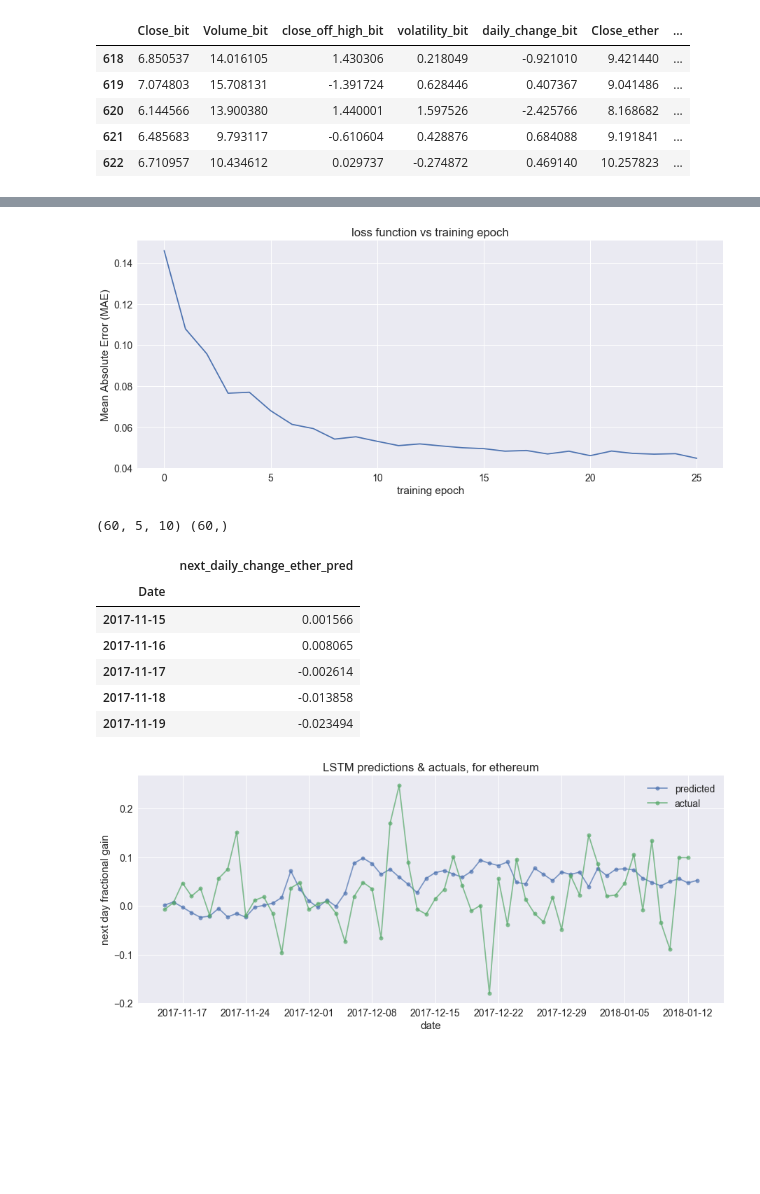
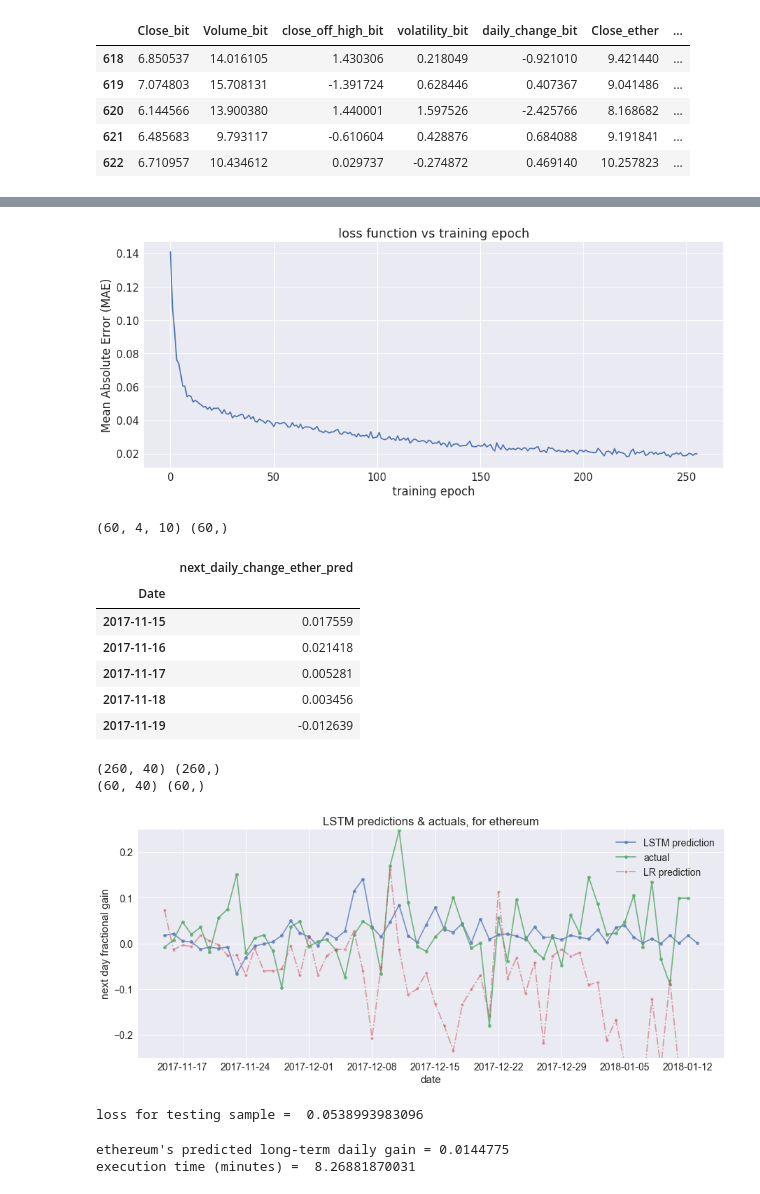
Before and after one commit to joehahn/tf-text-classification-demo, a Jupyter notebook: predict_crypto_prices/predict_crypto_price.ipynb, the cells around one changed output, grey strips where cells are left out. Cells and saved outputs as stored; diff of their text form; code cells hidden in the pictures; blank space fills up the shorter version.

Commit message:
lstm

```diff
--- a/predict_crypto_prices/predict_crypto_price.ipynb
+++ b/predict_crypto_prices/predict_crypto_price.ipynb
@@ -250,7 +254,7 @@ x_scaled.tail()
 # %%
 #get number of available timesteps, number of lagged timesteps, and number of data features
 N_timesteps = x_scaled.shape[0]
-N_lagged_steps = 5
+N_lagged_steps = 4
 N_features = x_scaled.shape[1]
 print 'N_timesteps = ', N_timesteps
 print 'N_lagged_steps = ', N_lagged_steps
@@ -314,13 +320,14 @@ def lstm_model(N_neurons, input_shape, output_size, activ_func='linear', dropout
     model.compile(loss=loss, optimizer=optimizer)
     return model
 # %%
-#train LSTM model
+#train LSTM model...8 minutes on macbook pro
 N_neurons = 16
 input_shape = x_train[0].shape
 output_size = 1
-N_epochs = 26
+N_epochs = 256
 np.random.seed(124)
-model = lstm_model(N_neurons, input_shape, output_size)
-loss_history = model.fit(x_train, y_train, epochs=N_epochs, batch_size=1, verbose=1,
+model = lstm_model(N_neurons, input_shape, output_size, activ_func='tanh')
+loss_history = model.fit(x_train, y_train, epochs=N_epochs, batch_size=1, verbose=0,
     shuffle=True)
+print 'loss = ', loss_history.history['loss'][-1]
 # %% [output]
@@ -350,7 +355,7 @@ ax1.set_ylabel('Mean Absolute Error (MAE)')
 ax1.set_xlabel('training epoch')
 plt.show()
 # %% [output]
-[figure, old version]
+[figure, new version]
 # %%
 #generate predicted y_test = ethereum's fractional next-day gain
 col = target_col + '_pred'
@@ -358,27 +363,65 @@ y_test_pred = pd.DataFrame(model.predict(x_test), index=index[test_idx], columns
 print x_test.shape, y_test.shape
 y_test_pred.head()
 # %% [output]
-(60, 5, 10) (60,)
+(60, 4, 10) (60,)
 |  | next_daily_change_ether_pred |
 | Date |  |
-| 2017-11-15 | 0.001566 |
-| 2017-11-16 | 0.008065 |
-| 2017-11-17 | -0.002614 |
-| 2017-11-18 | -0.013858 |
-| 2017-11-19 | -0.023494 |
+| 2017-11-15 | 0.017559 |
+| 2017-11-16 | 0.021418 |
+| 2017-11-17 | 0.005281 |
+| 2017-11-18 | 0.003456 |
+| 2017-11-19 | -0.012639 |
+# %%
+#flatten 3D x_train and x_test arrays > 2D array
+x_list = []
+for timestamp_idx in range(len(x_train)):
+    x_list += [x_train[timestamp_idx].flatten()]
+x_train_2D = np.array(x_list)
+print x_train_2D.shape, y_train.shape
+x_list = []
+for timestamp_idx in range(len(x_test)):
+    x_list += [x_test[timestamp_idx].flatten()]
+x_test_2D = np.array(x_list)
+print x_test_2D.shape, y_test.shape
+# %% [output]
+(260, 40) (260,)
+(60, 40) (60,)
+# %%
+#fit linear regression model to training data
+from sklearn import linear_model
+LR_model = linear_model.LinearRegression()
+LR_model.fit(x_train_2D, y_train)
+y_test_pred_LR = LR_model.predict(x_test_2D)
 # %%
 #plot actual and predicted vs date
 sns.set(font_scale=1.4)
 fig, ax = plt.subplots(figsize=(15, 6))
 xp = y_test_pred.index
 yp = y_test_pred
-ax.plot(xp, yp, marker='o', markersize=6, linestyle='-', label='predicted', alpha=0.7)
+ax.plot(xp, yp, marker='o', markersize=5, linestyle='-', label='LSTM prediction', alpha=0.7)
 yp = y_test
-ax.plot(xp, yp, marker='o', markersize=6, linestyle='-', label='actual', alpha=0.7)
+ax.plot(xp, yp, marker='o', markersize=5, linestyle='-', label='actual', alpha=0.8)
+yp = y_test_pred_LR
+ax.plot(xp, yp, marker='o', markersize=4, linestyle='-.', label='LR prediction', alpha=0.5)
 ax.set_xlabel('date')
 ax.set_ylabel('next day fractional gain')
 ax.set_title('LSTM predictions & actuals, for ethereum')
+ax.set_ylim(-0.25, 0.25)
 ax.legend()
 plt.show()
 # %% [output]
-[figure, old version]
+[figure, new version]
+# %%
+#LSTM loss function evaluated for testing sample < training loss...probably due to overfitting
+loss_test = np.abs(y_test - y_test_pred.values.flatten())[0:-1].mean()
+print 'loss for testing sample = ', loss_test
+# %% [output]
+loss for testing sample =  0.0538993983096
+# %%
+#done!
+print "ethereum's predicted long-term daily gain =", y_test_pred[40:].values.mean()
+time_stop = time.time()
+print 'execution time (minutes) = ', (time_stop - time_start)/60.0
+# %% [output]
+ethereum's predicted long-term daily gain = 0.0144775
+execution time (minutes) =  8.26881870031
```
Also changed, not shown: parts of 6 cells of this notebook.
